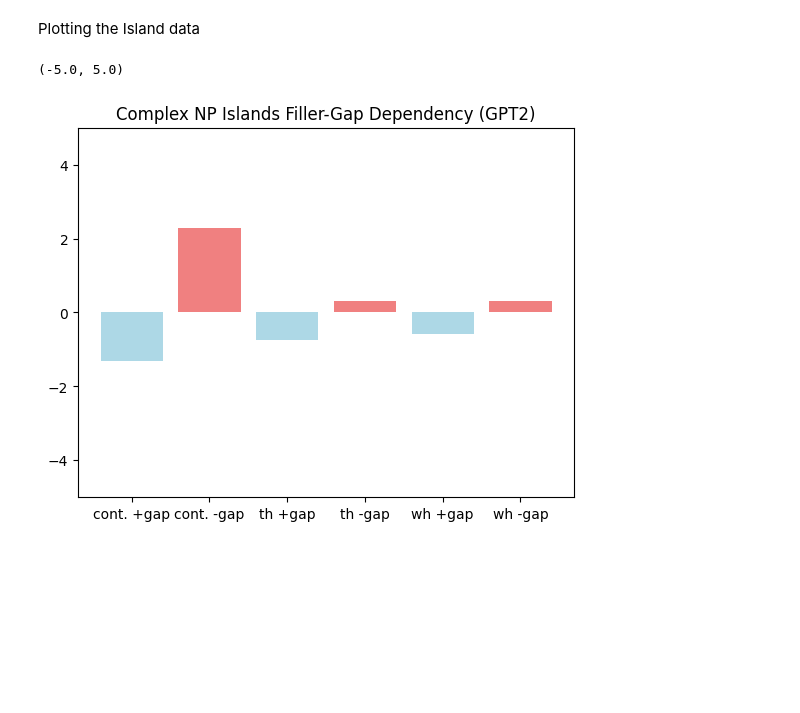
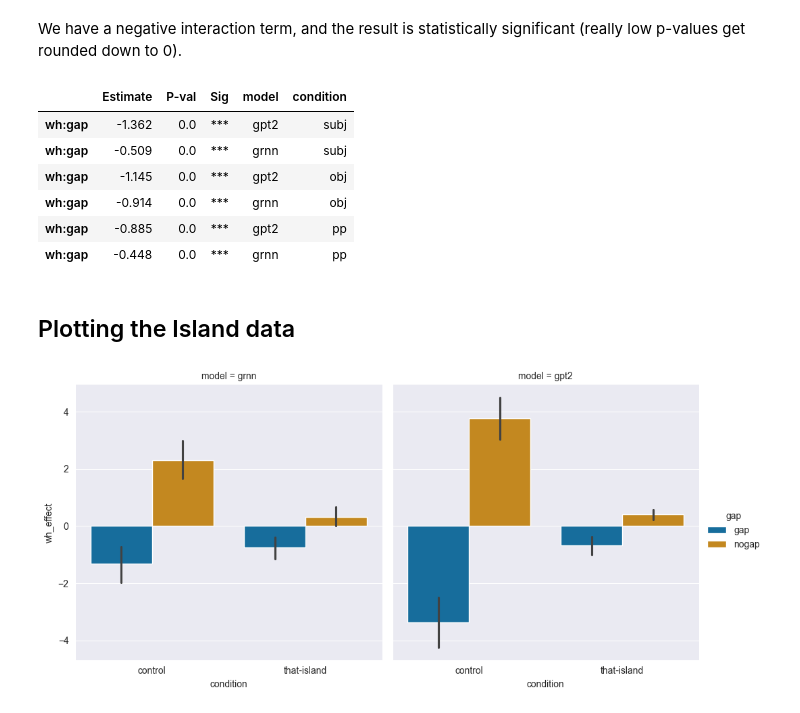
Before and after one commit to umd-psycholing/lm-syntactic-generalization, a Jupyter notebook: comparison_wilcox.ipynb, the cells around one changed output. Cells and saved outputs as stored; diff of their text form; code cells hidden in the pictures; blank space fills up the shorter version.

```diff
--- a/comparison_wilcox.ipynb
+++ b/comparison_wilcox.ipynb
@@ -43,0 +90,2 @@ sns.catplot(x="test", y="wh_effect", hue="gap", data=basic_effects, kind="bar",
+# %%
+basic_surprisals = pd.DataFrame(basic_surprisals)
@@ -43,0 +96,6 @@ sns.catplot(x="test", y="wh_effect", hue="gap", data=basic_effects, kind="bar",
+# %%
+def fit_regression_model(lm, condition, surprisal_data, formula):
+    condition_data = surprisal_data[(surprisal_data['model'] == lm) & (surprisal_data['test'] == condition)]
+    model = Lmer(formula, data = condition_data)
+    model.fit()
+    return model.summary()
@@ -43,0 +104,10 @@ sns.catplot(x="test", y="wh_effect", hue="gap", data=basic_effects, kind="bar",
+# %%
+conditions, models = basic_surprisals['test'].unique(), basic_surprisals['model'].unique()
+interaction_results = []
+basic_formula = "surprisal ~ wh * gap + (wh+gap || item)"
+for condition, model in itertools.product(conditions, models):
+    summary = fit_regression_model(model, condition, basic_surprisals)
+    result = summary[['Estimate', 'P-val', 'Sig']].iloc[-1]
+    result['model'] = model
+    result['condition'] = condition
+    interaction_results.append(result)
@@ -44,18 +132,26 @@ sns.catplot(x="test", y="wh_effect", hue="gap", data=basic_effects, kind="bar",
+# %% [markdown]
+We have a negative interaction term, and the result is statistically significant (really low p-values get rounded down to 0).
+# %%
+pd.DataFrame(interaction_results)
+# %% [output]
+|  | Estimate | P-val | Sig | model | condition |
+| wh:gap | -1.362 | 0.0 | *** | gpt2 | subj |
+| wh:gap | -0.509 | 0.0 | *** | grnn | subj |
+| wh:gap | -1.145 | 0.0 | *** | gpt2 | obj |
+| wh:gap | -0.914 | 0.0 | *** | grnn | obj |
+| wh:gap | -0.885 | 0.0 | *** | gpt2 | pp |
+| wh:gap | -0.448 | 0.0 | *** | grnn | pp |
 # %% [markdown]
-Plotting the Island data
+## Plotting the Island data
 # %%
 from generate_corpora import corpus_from_json
 # %%
-obj_tuples = corpus_from_json("grammar_outputs/wilcox_replication/island_cnp_obj_grnn.json", is_tuples = True)
-wh_tuples = corpus_from_json("grammar_outputs/wilcox_replication/island_cnp_wh_grnn.json", is_tuples = True)
-that_tuples = corpus_from_json("grammar_outputs/wilcox_replication/island_cnp_that_grnn.json", is_tuples = True)
-
 def island_effects_for_model(model_name):
+    # we could make this a little more generic and put it in an analysis utils thing
     obj_tuples = corpus_from_json(f"grammar_outputs/wilcox_replication/island_cnp_obj_{model_name}.json", is_tuples = True)
-    wh_tuples = corpus_from_json(f"grammar_outputs/wilcox_replication/island_cnp_wh_{model_name}.json", is_tuples = True)
     that_tuples = corpus_from_json(f"grammar_outputs/wilcox_replication/island_cnp_that_{model_name}.json", is_tuples = True)
     island_effects = []
-    for condition, data in zip(("control", "wh-island", "that-island"), (obj_tuples, wh_tuples, that_tuples)):
+    for condition, data in zip(("control", "that-island"), (obj_tuples, that_tuples)):
         for item in data:
             island_effects.append({
                 "model": model_name,
@@ -71,7 +167,6 @@ def island_effects_for_model(model_name):
             })
     return island_effects
 
-grnn_cnp_island_effects = island_effects_for_model(obj_tuples, wh_tuples, that_tuples, model_name)
+grnn_cnp_island_effects = island_effects_for_model("grnn")
+gpt2_cnp_island_effects = island_effects_for_model("gpt2")
+island_effects = pd.DataFrame(grnn_cnp_island_effects + gpt2_cnp_island_effects)
-# %% [output]
-(-5.0, 5.0)
-[figure, removed]
@@ -120,0 +173,6 @@ plt.ylim(-5, 5)
+# %%
+sns.catplot(x="condition", y="wh_effect", hue="gap", data=island_effects, kind="bar", col = "model",
+            estimator="mean")
+plt.savefig("figures/wilcox_cnp_island.png")
+# %% [output]
+[figure, added]
```
Also changed, not shown: parts of 16 cells of this notebook, 5 other files.
